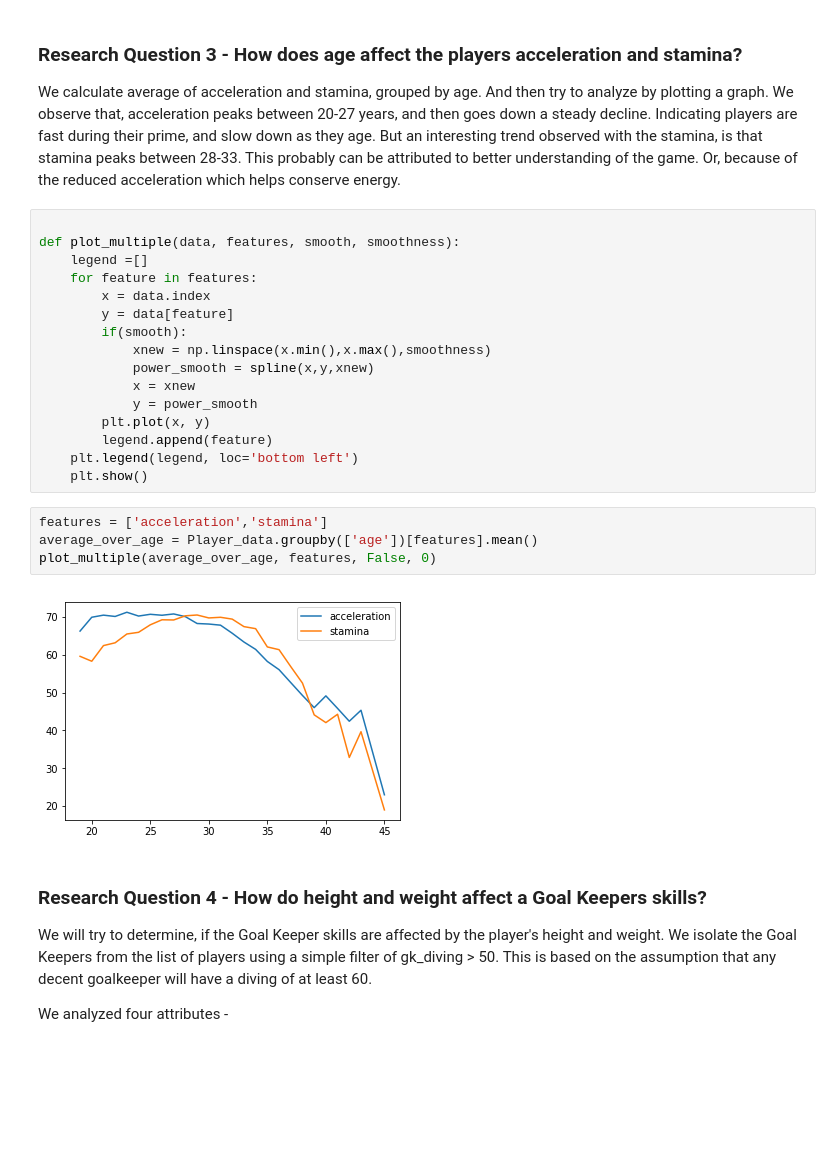
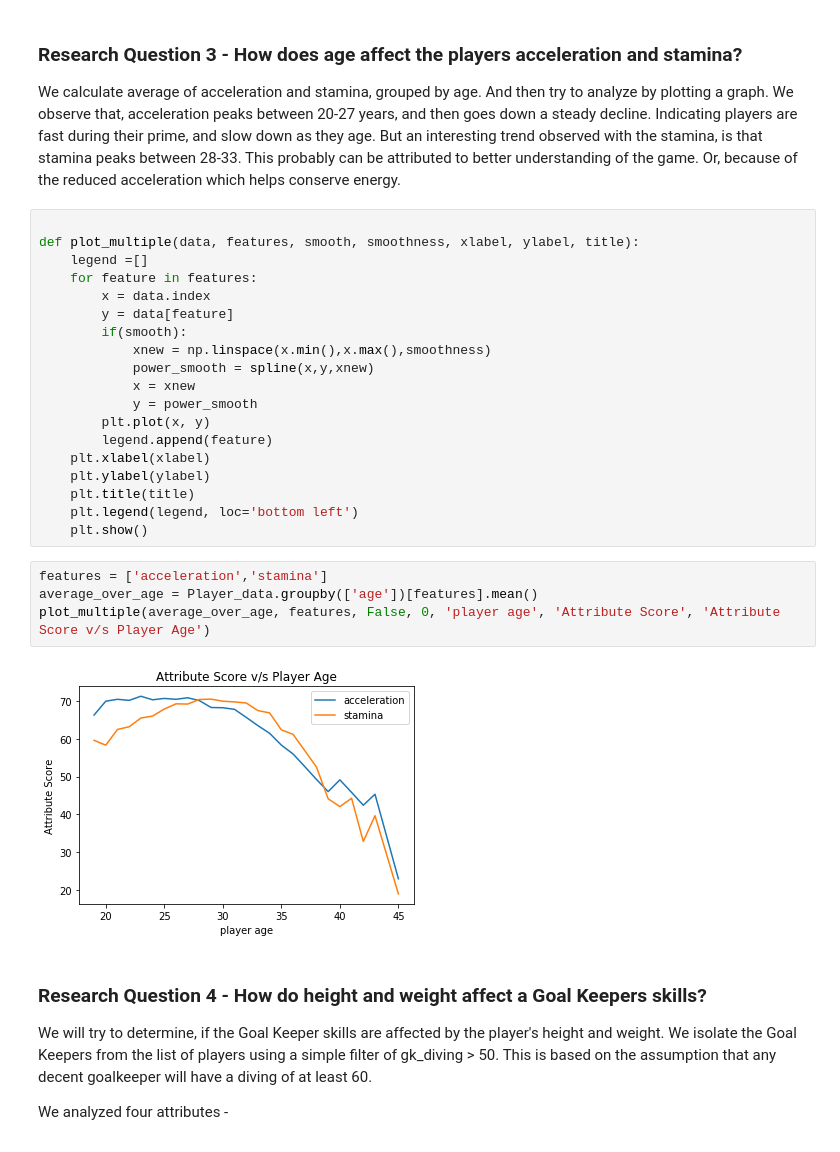
Before and after one commit to akash-suresh/Kaggle-Soccer-Data-Analysis, a Jupyter notebook: investigate-a-dataset-soccer.ipynb, the cells around one changed output. Cells and saved outputs as stored; diff of their text form; blank space fills up the shorter version.

```diff
--- a/investigate-a-dataset-soccer.ipynb
+++ b/investigate-a-dataset-soccer.ipynb
@@ -270,7 +275,7 @@ We observe that, acceleration peaks between 20-27 years, and then goes down a st
 But an interesting trend observed with the stamina, is that stamina peaks between 28-33. This probably can be attributed to better understanding of the game. Or, because of the reduced acceleration which helps conserve energy.
 # %%
 
-def plot_multiple(data, features, smooth, smoothness):
+def plot_multiple(data, features, smooth, smoothness, xlabel, ylabel, title):
     legend =[]
     for feature in features:
         x = data.index
@@ -282,14 +287,17 @@ def plot_multiple(data, features, smooth, smoothness):
             y = power_smooth
         plt.plot(x, y)
         legend.append(feature)
+    plt.xlabel(xlabel)
+    plt.ylabel(ylabel)
+    plt.title(title)
     plt.legend(legend, loc='bottom left')
     plt.show()
 # %%
 features = ['acceleration','stamina']
 average_over_age = Player_data.groupby(['age'])[features].mean()
-plot_multiple(average_over_age, features, False, 0)
+plot_multiple(average_over_age, features, False, 0, 'player age', 'Attribute Score', 'Attribute Score v/s Player Age')
 # %% [output]
-[figure, old version]
+[figure, new version]
 # %% [markdown]
 ### Research Question 4 - How do height and weight affect a Goal Keepers skills?
 
```
Also changed, not shown: parts of 3 cells of this notebook, 1 other file.
